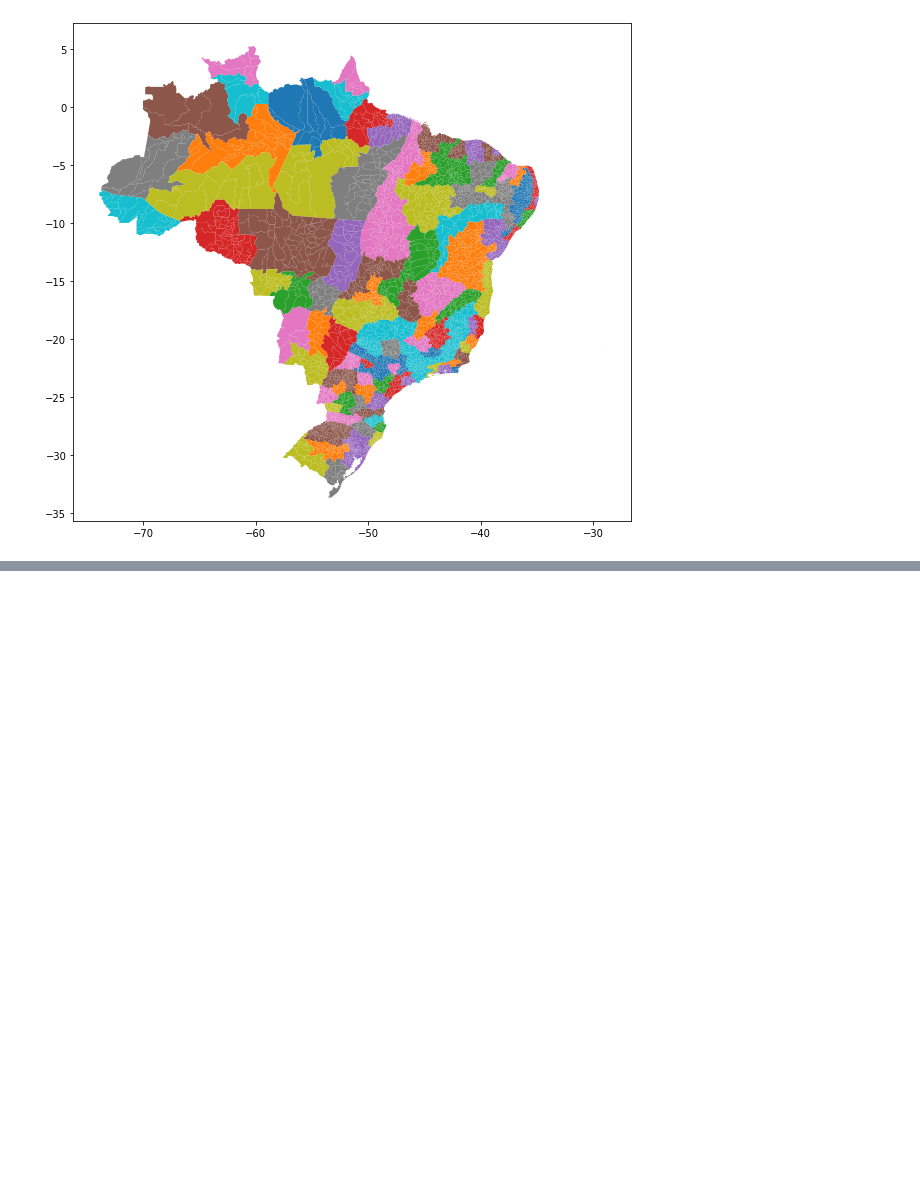
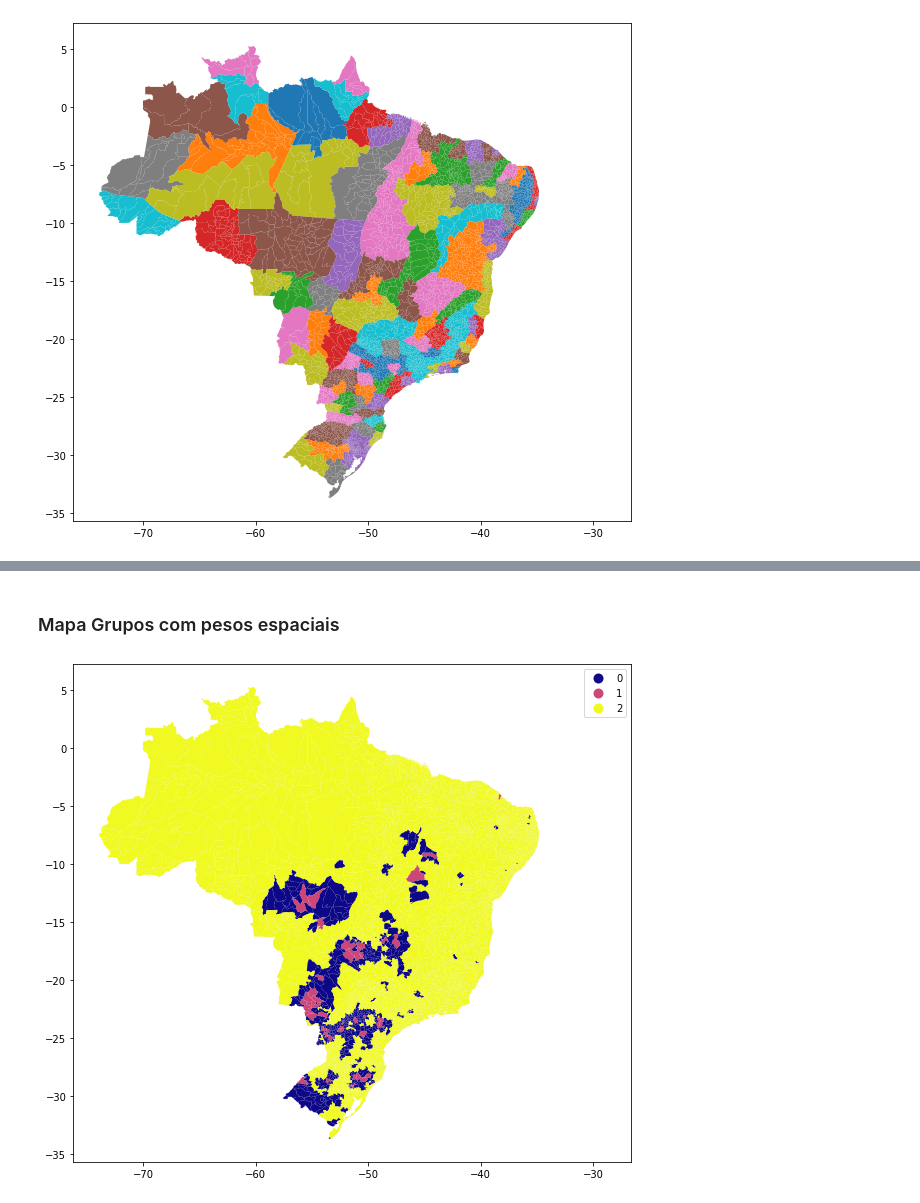
Before and after one commit to walefmachado/spatial-cluster, a Jupyter notebook: scripts/brasil/pesos_espaciais_brasil.ipynb, the cells around one changed output, grey strips where cells are left out. Cells and saved outputs as stored; diff of their text form; code cells hidden in the pictures; blank space fills up the shorter version.

```diff
--- a/scripts/brasil/pesos_espaciais_brasil.ipynb
+++ b/scripts/brasil/pesos_espaciais_brasil.ipynb
@@ -163,0 +335,2 @@ dados_br.plot(column='nome_meso', figsize=(10, 10), k=4); # , cmap='OrRd',  cmap
+# %%
+kmeans = KMeans(n_clusters=k, random_state=10).fit(X)
@@ -163,0 +348,4 @@ dados_br.plot(column='nome_meso', figsize=(10, 10), k=4); # , cmap='OrRd',  cmap
+# %%
+# incluir no resultado dos escores dos dois primeiros CPs a informação sobre os grupos obtidos
+# com o método das k-médias
+dados_lag['grupo'] = kmeans.labels_
@@ -163,0 +385,8 @@ dados_br.plot(column='nome_meso', figsize=(10, 10), k=4); # , cmap='OrRd',  cmap
+# %% [markdown]
+### Mapa Grupos com pesos espaciais
+# %%
+dados_lag['grupo'] = dados_lag['grupo'].astype('category')
+# %%
+dados_lag.plot(column='grupo', figsize=(10, 10), legend=True, k=4, cmap = 'plasma'); # , cmap='OrRd'
+# %% [output]
+[figure, added]
```
Also changed, not shown: parts of 48 cells of this notebook, 5 other files.
